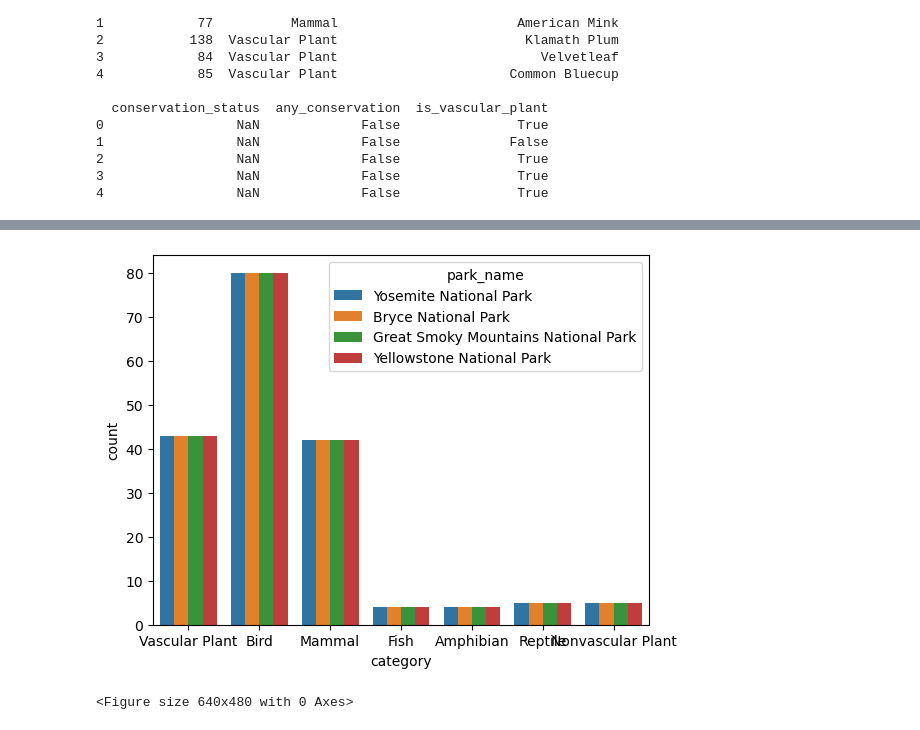
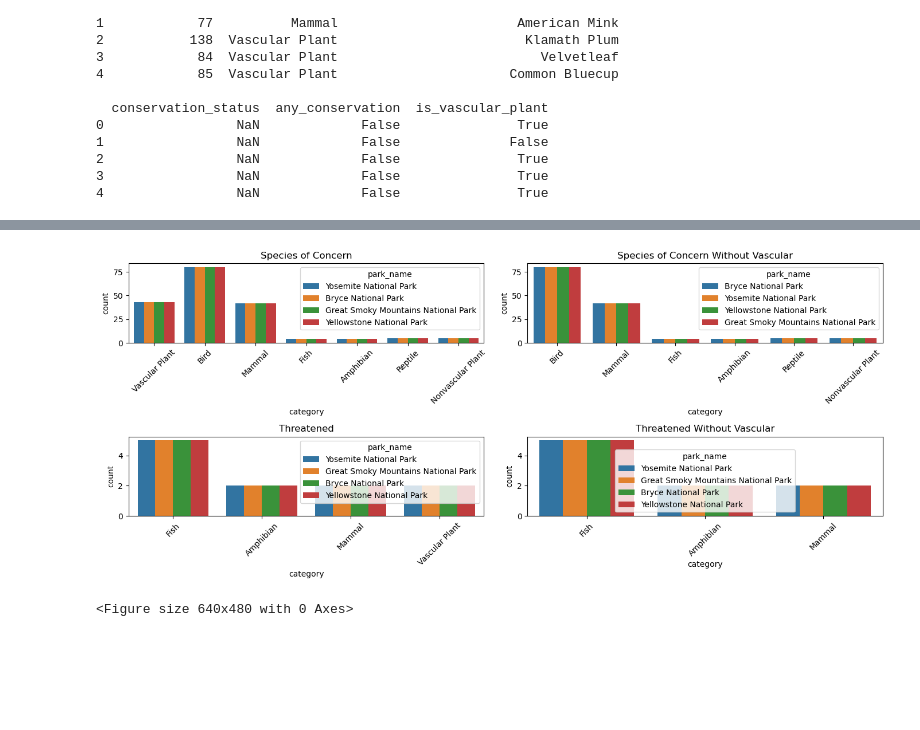
Before and after one commit to jacobledger/biodiversity_starter, a Jupyter notebook: biodiversity.ipynb, the cells around one changed output, grey strips where cells are left out. Saved outputs shown, nothing was run; the diff lists cells and outputs as text; code cells hidden in the pictures; blank space fills up the shorter version.

```diff
--- a/biodiversity.ipynb
+++ b/biodiversity.ipynb
@@ -77,11 +113,13 @@ freq         79                 3                2                 161
 # 1) Bird is the most common category,
 # 2) Myotis lucifugus comes up 3 times,
 # 3) And there are 2 Gray Wolves in conservation status
-# Let's create a new column indicating if the row is in conservation_status to keep 1 data frame and filter the data
-sp_df['any_conservation'] = sp_df['conservation_status'].notna()
-sns.countplot(data=sp_df, x='category', hue='any_conservation')
+# Let's replace these nan values with 'No Intervention' and compare
+sp_df['conservation_status'].fillna('No Intervention')
+print(sp_df.groupby("conservation_status").size())
+sns.countplot(data=sp_df, x='category', hue='conservation_status')
 plt.xticks(rotation=45, ha='right')
-plt.ylim(0, 1000)
+# We have an outlier so we need to zoom in on the graph
+plt.ylim(0, 600)
 plt.show()
 plt.clf()
 # %% [output]
@@ -226,20 +280,25 @@ plt.clf()
 # %%
-# The comparison countplots demonstrate that Vascular Plants do not skew tha data in this way
+# Conservation status proportions remain consistent across parks, indicating unifomity in the dataset.
+# Also Vascular Plants do not skew tha data in this way
 
 of_concern = full_df[full_df['conservation_status'] == 'Species of Concern']
 threatened = full_df[full_df['conservation_status'] == 'Threatened']
 endangered = full_df[full_df['conservation_status'] == 'Endangered']
 recovery = full_df[full_df['conservation_status'] == 'In Recovery']
-#fig, axes = plt.subplots(2, 2, figsize=(14, 6))
-sns.countplot(data=of_concern, x='category', hue='park_name')
-              #ax=axes[0])
-#axes[0].set_title('Full Dataset')
-#sns.countplot(data=full_df[full_df['is_vascular_plant'] == False], x='categroy', hue='conservation_status', ax=axes[1])
-#axes[1].set_title('Without Vascular')
-#for ax in axes:
-    #ax.tick_params(axis='x', rotation=45)
+fig, axes = plt.subplots(2, 2, figsize=(14, 6))
+sns.countplot(data=of_concern, x='category', hue='park_name', ax=axes[0, 0])
+axes[0, 0].set_title('Species of Concern')
+sns.countplot(data=of_concern[of_concern['is_vascular_plant'] == False], x='category', hue='park_name', ax=axes[0, 1])
+axes[0, 1].set_title('Species of Concern Without Vascular')
+sns.countplot(data=threatened, x='category', hue='park_name', ax=axes[1, 0])
+axes[1, 0].set_title('Threatened')
+sns.countplot(data=threatened[threatened['is_vascular_plant'] == False], x='category', hue='park_name', ax=axes[1, 1])
+axes[1, 1].set_title('Threatened Without Vascular')
+for ax in axes.ravel():
+    ax.tick_params(axis='x', rotation=45)
+plt.tight_layout()
 plt.show()
 plt.clf()
 # %% [output]
-[figure, old version]
+[figure, new version]
 <Figure size 640x480 with 0 Axes>
```
Also changed, not shown: parts of 9 cells of this notebook.
